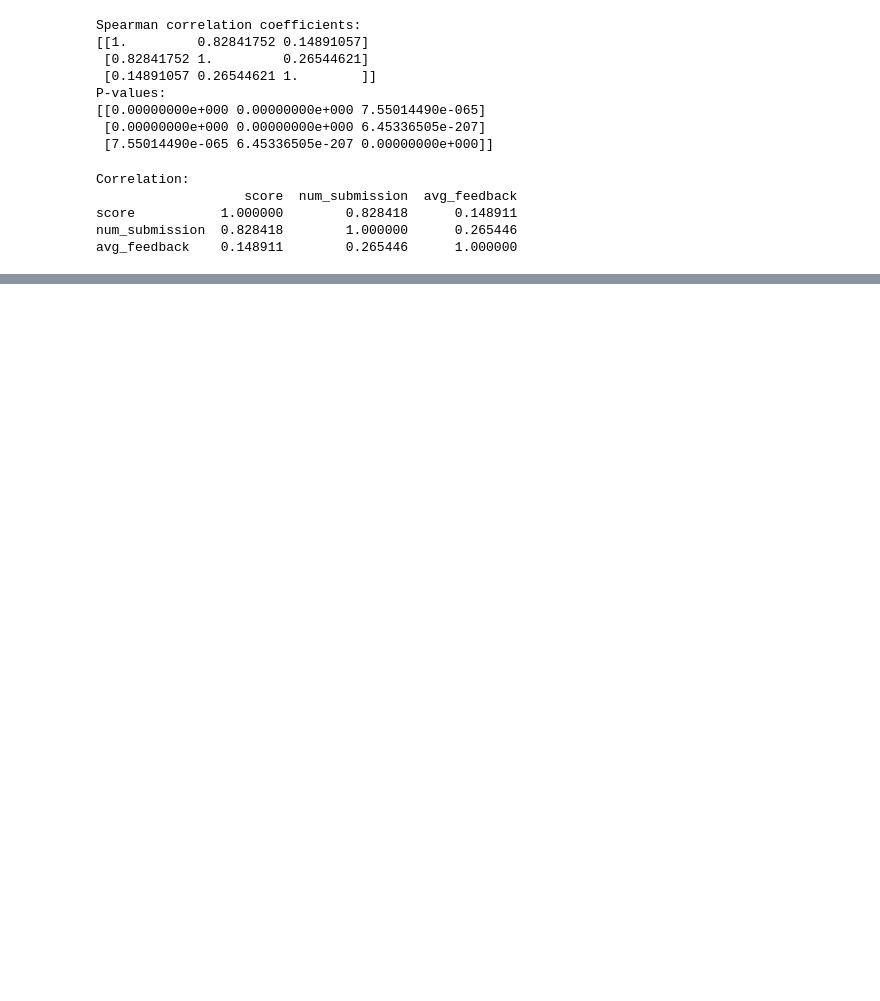
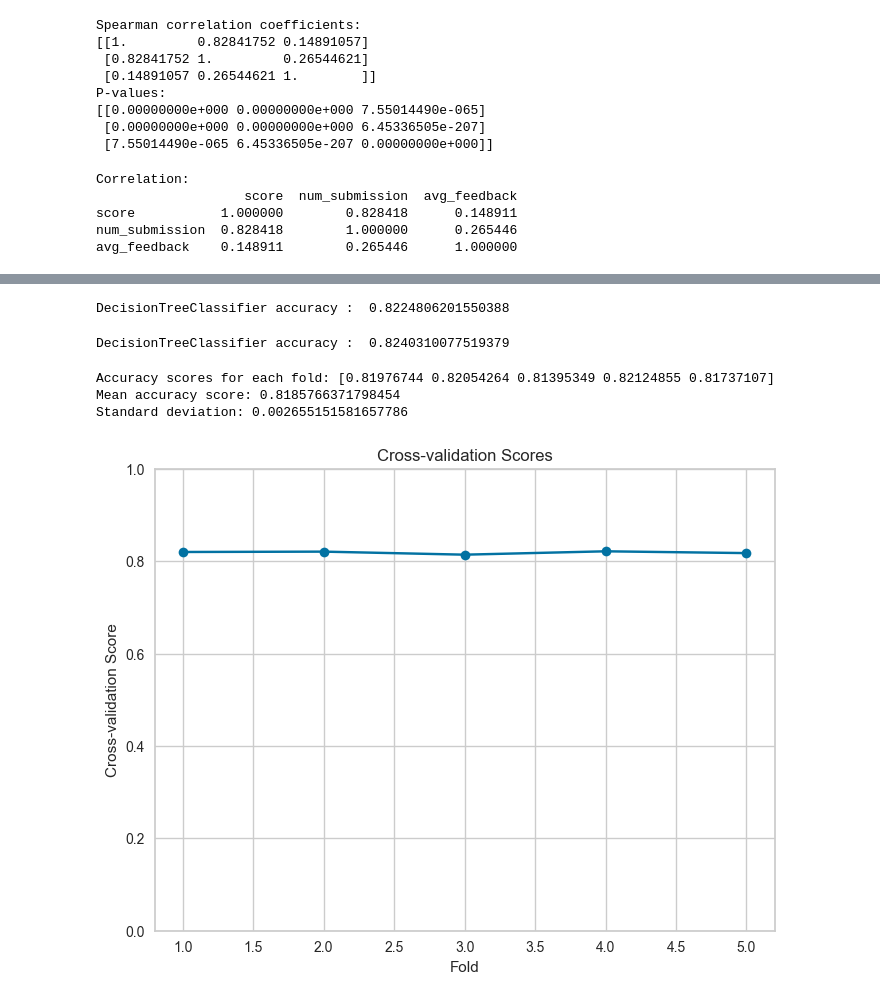
Before and after one commit to samchen0508/747-A2, a Jupyter notebook: result.ipynb, the cells around one changed output, grey strips where cells are left out. Cells and saved outputs as stored; diff of their text form; code cells hidden in the pictures; blank space fills up the shorter version.

```diff
--- a/result.ipynb
+++ b/result.ipynb
@@ -337,0 +388,6 @@ final_result['score'].mean()
+# %%
+final_result['failure_risk'] = np.nan
+final_result.loc[final_result['score'] < 125, 'failure_risk'] = 'high'
+final_result.loc[final_result['score'] > 200, 'failure_risk'] = 'low'
+final_result.loc[(final_result['score'] >= 125) & (final_result['score'] <= 200), 'failure_risk'] = 'medium'
+final_result
@@ -337,0 +408,3 @@ final_result['score'].mean()
+# %%
+final_data = final_result.drop(columns=['user_id', 'score'])
+final_data
@@ -337,0 +438,8 @@ final_result['score'].mean()
+# %%
+# Split the dataset
+#import the necessary module
+from sklearn.model_selection import train_test_split
+# Generate the trainning set and testing set
+data_feature = final_data.loc[:, final_data.columns!="failure_risk"]
+target = final_data.loc[:, "failure_risk"]
+data_train, data_test, target_train, target_test  = train_test_split(data_feature,target, test_size = 0.30, random_state = 10)
@@ -337,0 +472,59 @@ final_result['score'].mean()
+# %%
+# Decision tree Method - gini
+from sklearn.tree import DecisionTreeClassifier
+from matplotlib import pyplot
+from sklearn.metrics import accuracy_score
+# define the model
+dtc_model = DecisionTreeClassifier(criterion="gini", max_depth=20, random_state=3)
+# fit the model
+dtc_model.fit(data_train, target_train)
+dtc_pred = dtc_model.predict(data_test)
+#print the accuracy score of the model
+print("DecisionTreeClassifier accuracy : ", accuracy_score(target_test, dtc_pred))
+# %% [output]
+DecisionTreeClassifier accuracy :  0.8224806201550388
+# %%
+# Random Forrest Method
+
+from sklearn.ensemble import RandomForestClassifier
+from sklearn.metrics import accuracy_score
+# define the model
+rf_classifier = RandomForestClassifier(n_estimators=100, random_state=42)
+# fit the model
+rf_classifier.fit(data_train, target_train)
+predicted_probas = rf_classifier.predict_proba(data_test)
+rf_pred = rf_classifier.predict(data_test)
+#print the accuracy score of the model
+print("DecisionTreeClassifier accuracy : ", accuracy_score(target_test, rf_pred))
+# %% [output]
+DecisionTreeClassifier accuracy :  0.8240310077519379
+# %%
+from sklearn.ensemble import RandomForestClassifier
+from sklearn.model_selection import cross_val_score
+
+# Define the Random Forest classifier
+rf_classifier = RandomForestClassifier(n_estimators=100, random_state=42)
+
+# Perform 5-fold cross-validation
+cv_scores = cross_val_score(rf_classifier, data_feature, target, cv=5)
+
+# Print the accuracy scores for each fold
+print("Accuracy scores for each fold:", cv_scores)
+
+# Print the mean accuracy score and standard deviation
+print("Mean accuracy score:", cv_scores.mean())
+print("Standard deviation:", cv_scores.std())
+# %% [output]
+Accuracy scores for each fold: [0.81976744 0.82054264 0.81395349 0.82124855 0.81737107]
+Mean accuracy score: 0.8185766371798454
+Standard deviation: 0.002655151581657786
+# %%
+plt.figure(figsize=(8, 6))
+plt.plot(range(1, len(cv_scores) + 1), cv_scores, marker='o')
+plt.xlabel('Fold')
+plt.ylabel('Cross-validation Score')
+plt.title('Cross-validation Scores')
+plt.ylim(0, 1)  # Set y-axis limits to better visualize the scores
+plt.show()
+# %% [output]
+[figure, added]
```
Also changed, not shown: parts of 11 cells of this notebook.
